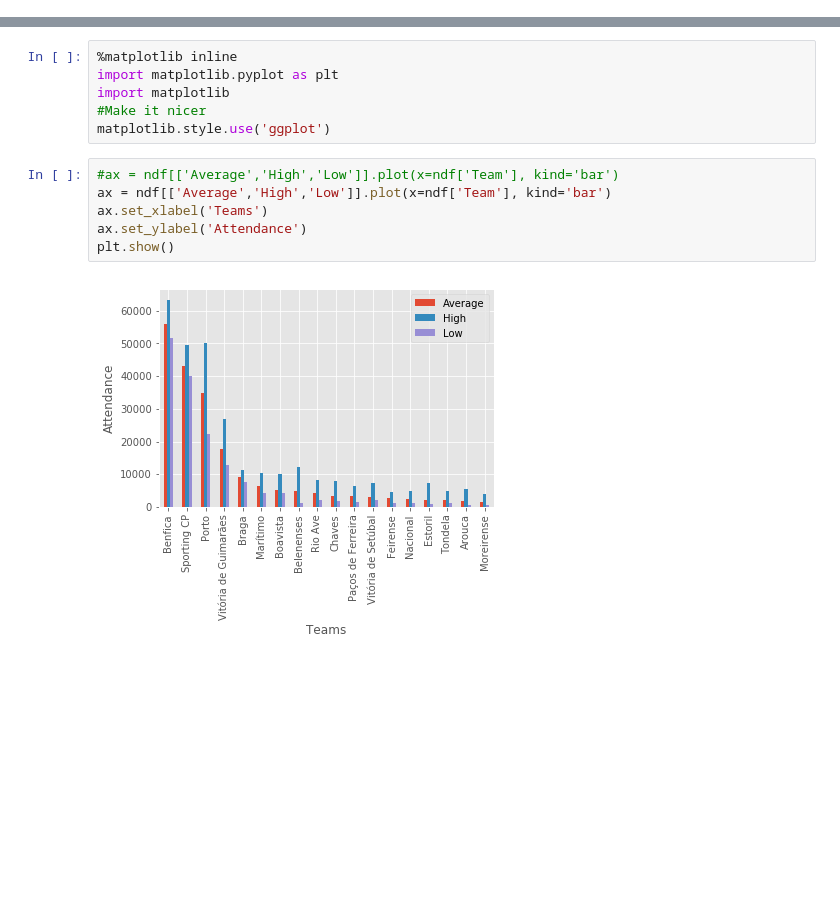
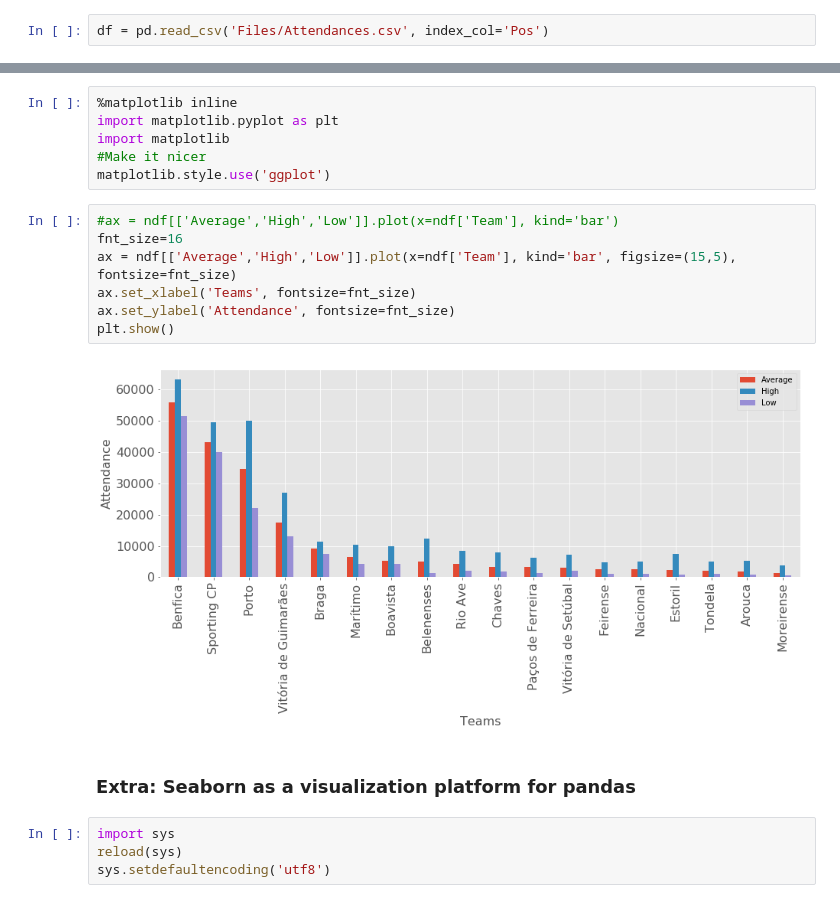
Before and after one commit to guimarais/ipc, a Jupyter notebook: 5 - Data sets with pandas.ipynb, the cells around one changed output, grey strips where cells are left out. Saved outputs shown, nothing was run; the diff lists cells and outputs as text; blank space fills up the shorter version.

```diff
--- a/5 - Data sets with pandas.ipynb
+++ b/5 - Data sets with pandas.ipynb
@@ -126,0 +141,2 @@ df.loc[4]
+# %%
+df = pd.read_csv('Files/Attendances.csv', index_col='Pos')
@@ -211,9 +296,16 @@ import matplotlib
 matplotlib.style.use('ggplot')
 # %%
 #ax = ndf[['Average','High','Low']].plot(x=ndf['Team'], kind='bar')
-ax = ndf[['Average','High','Low']].plot(x=ndf['Team'], kind='bar')
-ax.set_xlabel('Teams')
-ax.set_ylabel('Attendance')
+fnt_size=16
+ax = ndf[['Average','High','Low']].plot(x=ndf['Team'], kind='bar', figsize=(15,5), fontsize=fnt_size)
+ax.set_xlabel('Teams', fontsize=fnt_size)
+ax.set_ylabel('Attendance', fontsize=fnt_size)
 plt.show()
 # %% [output]
-[figure, old version]
+[figure, new version]
+# %% [markdown]
+### Extra: Seaborn as a visualization platform for pandas
+# %%
+import sys
+reload(sys)
+sys.setdefaultencoding('utf8')
```
Also changed, not shown: parts of 29 cells of this notebook.
